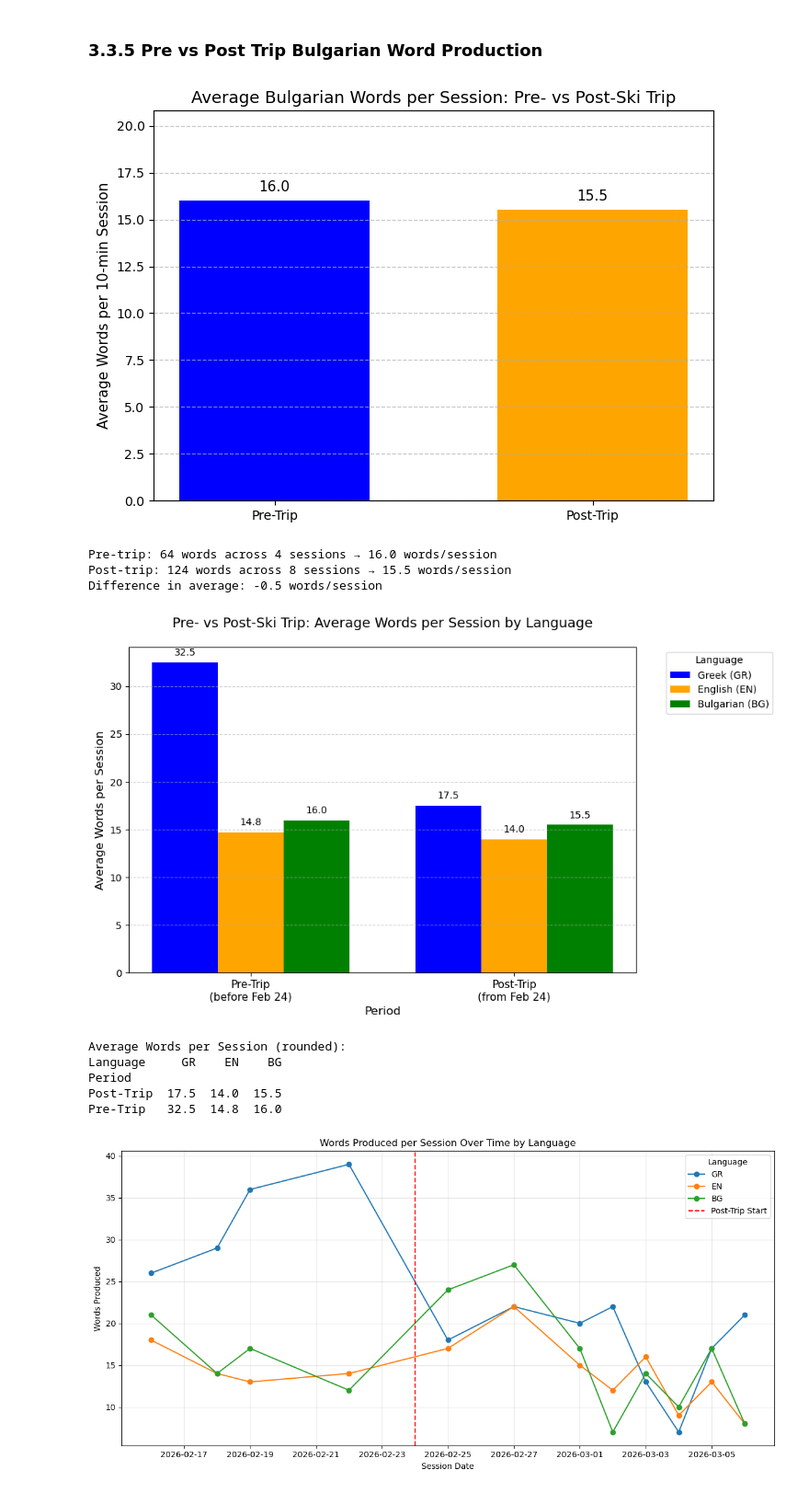
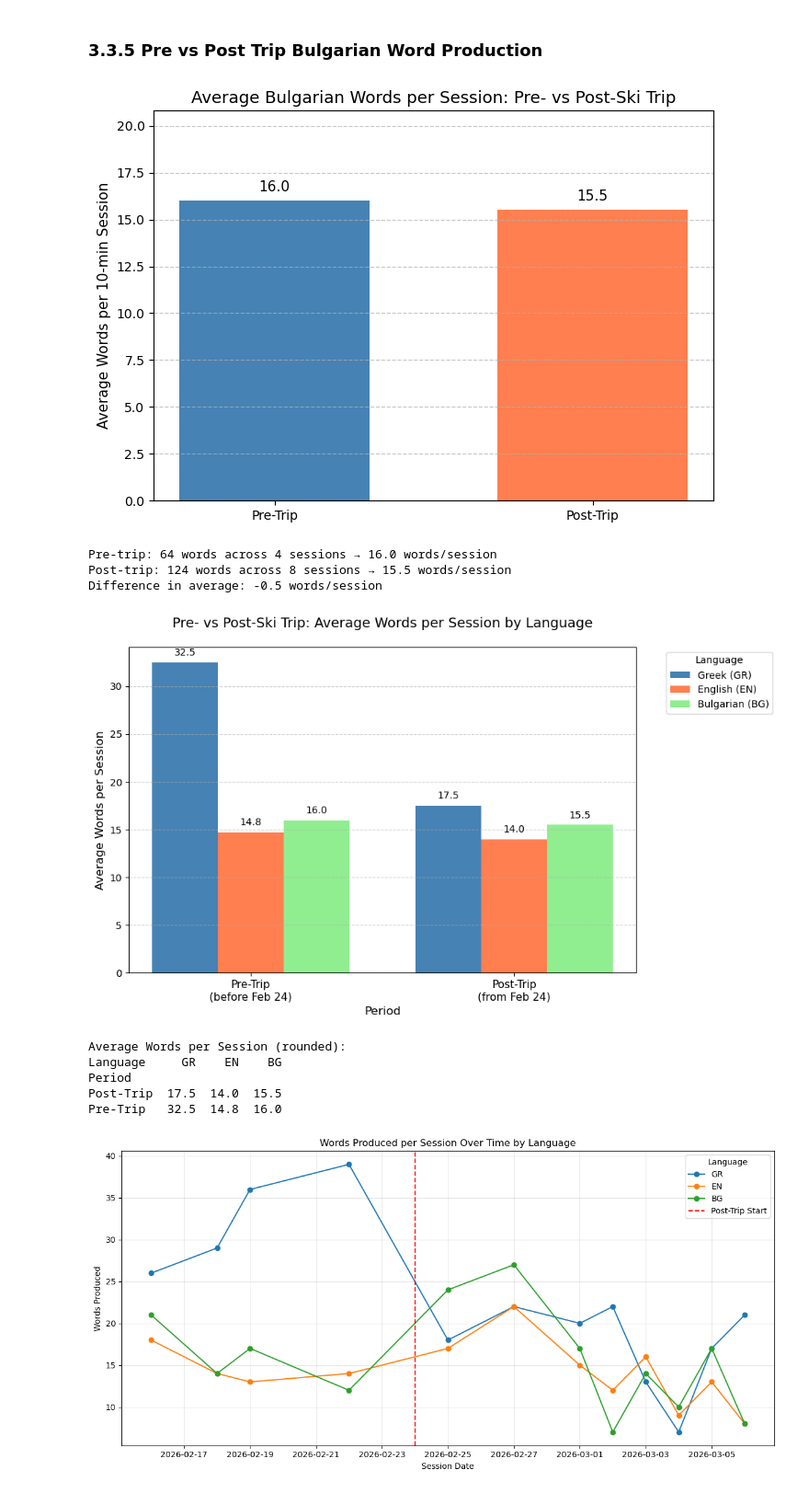
Before and after one commit to Slavena1/SoftUni-Math-for-Devs-Final-Project, a Jupyter notebook: SlavenaProject.ipynb, the cells around one changed output. Shown at 92% size. Drawn from its saved outputs; the diff is of its cells as text; code cells hidden in the pictures.

Commit message:
Changed colors of bar charts in Section 3.3.5

```diff
--- a/SlavenaProject.ipynb
+++ b/SlavenaProject.ipynb
@@ -299,35 +299,35 @@ sessions_post = bg_data[bg_data['Period'] == 'Post-Trip']['Date'].nunique()
 words_pre = bg_data[bg_data['Period'] == 'Pre-Trip'].shape[0]
 words_post = bg_data[bg_data['Period'] == 'Post-Trip'].shape[0]
 
 avg_pre = words_pre / sessions_pre if sessions_pre > 0 else 0
 avg_post = words_post / sessions_post if sessions_post > 0 else 0
 
 fig, ax = plt.subplots(figsize=(7, 5))
 bars = ax.bar(
     ['Pre-Trip', 'Post-Trip'],
     [avg_pre, avg_post],
-    color=['blue', 'orange'],
+    color=['steelblue', 'coral'],
     width=0.6
 )
 ax.set_title('Average Bulgarian Words per Session: Pre- vs Post-Ski Trip', fontsize=13)
 ax.set_ylabel('Average Words per 10-min Session', fontsize=11)
 ax.set_ylim(0, max(avg_pre, avg_post) * 1.3)
 
 
 for bar in bars:
     height = bar.get_height()
     ax.text(bar.get_x() + bar.get_width()/2, height + 0.5,
             f'{height:.1f}', ha='center', fontsize=11)
 
 ax.grid(axis='y', linestyle='--', alpha=0.7)
 plt.tight_layout()
 plt.show()
 
 print(f"Pre-trip: {words_pre} words across {sessions_pre} sessions → {avg_pre:.1f} words/session")
 print(f"Post-trip: {words_post} words across {sessions_post} sessions → {avg_post:.1f} words/session")
 print(f"Difference in average: {avg_post - avg_pre:.1f} words/session")
 # %% [output]
-[figure, old version]
+[figure, new version]
 Pre-trip: 64 words across 4 sessions → 16.0 words/session
 Post-trip: 124 words across 8 sessions → 15.5 words/session
 Difference in average: -0.5 words/session
@@ -351,13 +351,13 @@ fig, ax = plt.subplots(figsize=(10, 6))
 x = np.arange(2)
 width = 0.25
 
-ax.bar(x[0] - width, pivot_avg.loc['Pre-Trip', 'GR'], width, label='Greek (GR)', color='blue')
-ax.bar(x[0], pivot_avg.loc['Pre-Trip', 'EN'], width, label='English (EN)', color='orange')
-ax.bar(x[0] + width, pivot_avg.loc['Pre-Trip', 'BG'], width, label='Bulgarian (BG)', color='green')
+ax.bar(x[0] - width, pivot_avg.loc['Pre-Trip', 'GR'], width, label='Greek (GR)', color='steelblue')
+ax.bar(x[0], pivot_avg.loc['Pre-Trip', 'EN'], width, label='English (EN)', color='coral')
+ax.bar(x[0] + width, pivot_avg.loc['Pre-Trip', 'BG'], width, label='Bulgarian (BG)', color='lightgreen')
 
-ax.bar(x[1] - width, pivot_avg.loc['Post-Trip', 'GR'], width, color='blue')
-ax.bar(x[1], pivot_avg.loc['Post-Trip', 'EN'], width, color='orange')
-ax.bar(x[1] + width, pivot_avg.loc['Post-Trip', 'BG'], width, color='green')
+ax.bar(x[1] - width, pivot_avg.loc['Post-Trip', 'GR'], width, color='steelblue')
+ax.bar(x[1], pivot_avg.loc['Post-Trip', 'EN'], width, color='coral')
+ax.bar(x[1] + width, pivot_avg.loc['Post-Trip', 'BG'], width, color='lightgreen')
 
 ax.set_xlabel('Period', fontsize=12)
 ax.set_ylabel('Average Words per Session', fontsize=12)
@@ -380,7 +380,7 @@ plt.show()
 print("Average Words per Session (rounded):")
 print(pivot_avg.round(1))
 # %% [output]
-[figure, old version]
+[figure, new version]
 Average Words per Session (rounded):
 Language     GR    EN    BG
 Period
```
